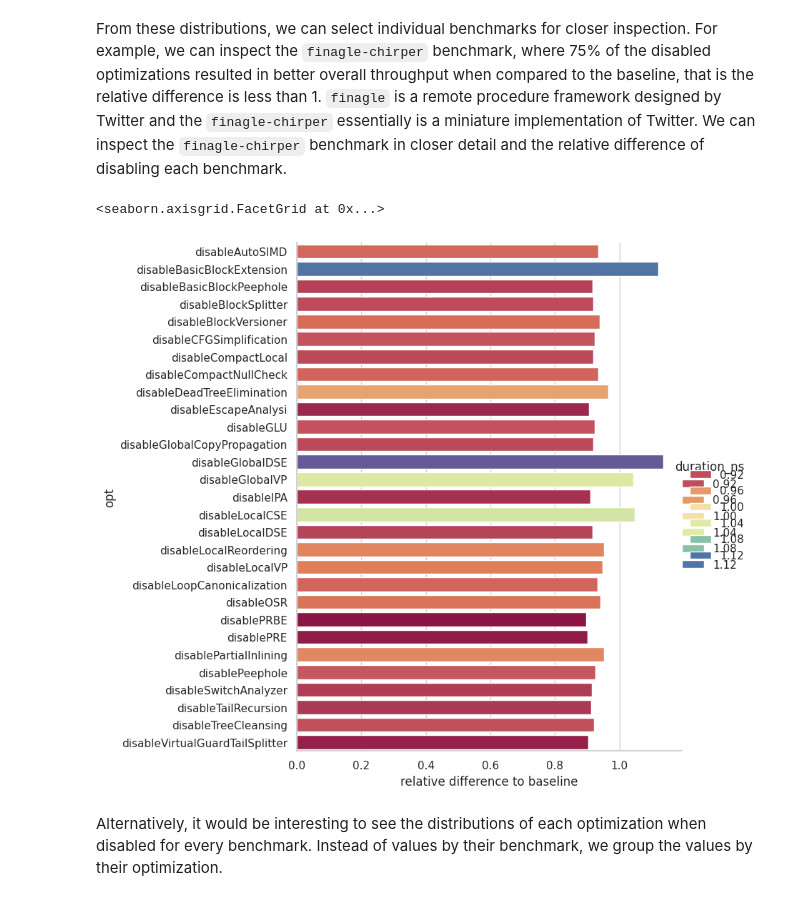
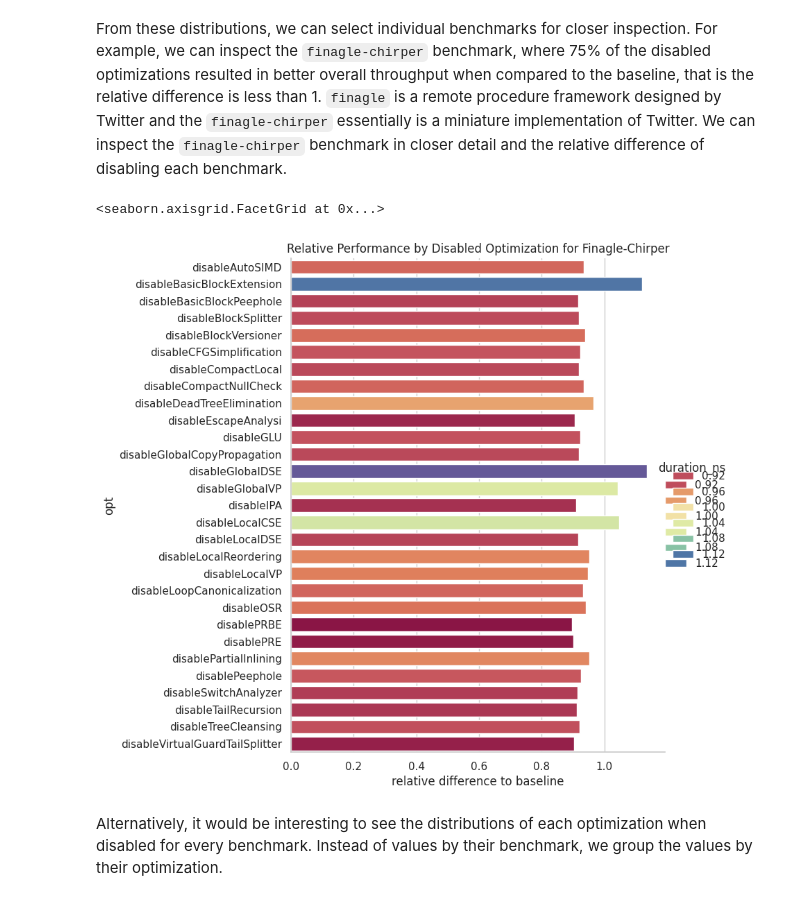
Before and after one commit to jmesyou/openj9-experiments, a Jupyter notebook: notebooks/renaissance_analysis.ipynb, the cells around one changed output. Drawn from its saved outputs; the diff is of its cells as text; code cells hidden in the pictures.

Commit message:
add titles to graphs for renaissance analysis

```diff
--- a/notebooks/renaissance_analysis.ipynb
+++ b/notebooks/renaissance_analysis.ipynb
@@ -140,13 +140,13 @@ We can inspect the `finagle-chirper` benchmark in closer detail and the relative
 # %%
 df = normalized_data_by_benchmark.to_frame()
 df = df.loc[['finagle-chirper']]
 df = df.droplevel(1, 1)
-g = sns.catplot(data=df, kind='bar', x='duration_ns', y='opt', hue='duration_ns', palette="Spectral", height=8).set(title='')
+g = sns.catplot(data=df, kind='bar', x='duration_ns', y='opt', hue='duration_ns', palette="Spectral", height=8).set(title='').set(title="Relative Performance by Disabled Optimization for Finagle-Chirper")
 plt.xlabel("relative difference to baseline")
 g.add_legend()
 # %% [output]
 <seaborn.axisgrid.FacetGrid at 0x...>
-[figure, old version]
+[figure, new version]
 # %% [markdown]
 Alternatively, it would be interesting to see the distributions of each optimization when disabled for every benchmark.
 Instead of values by their benchmark, we group the values by their optimization.
```
Also changed, not shown: parts of 1 cell of this notebook.
